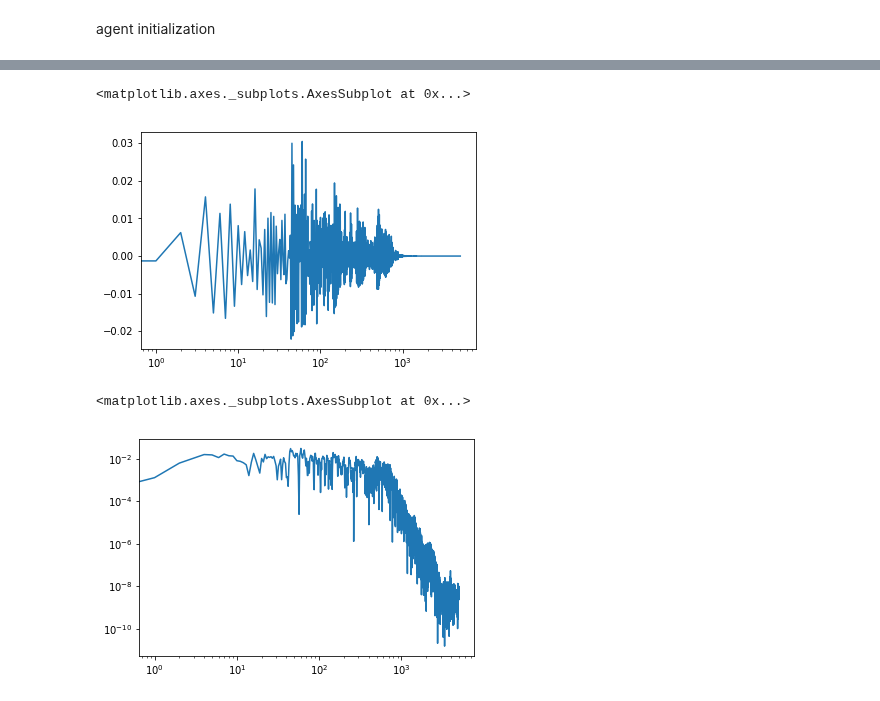
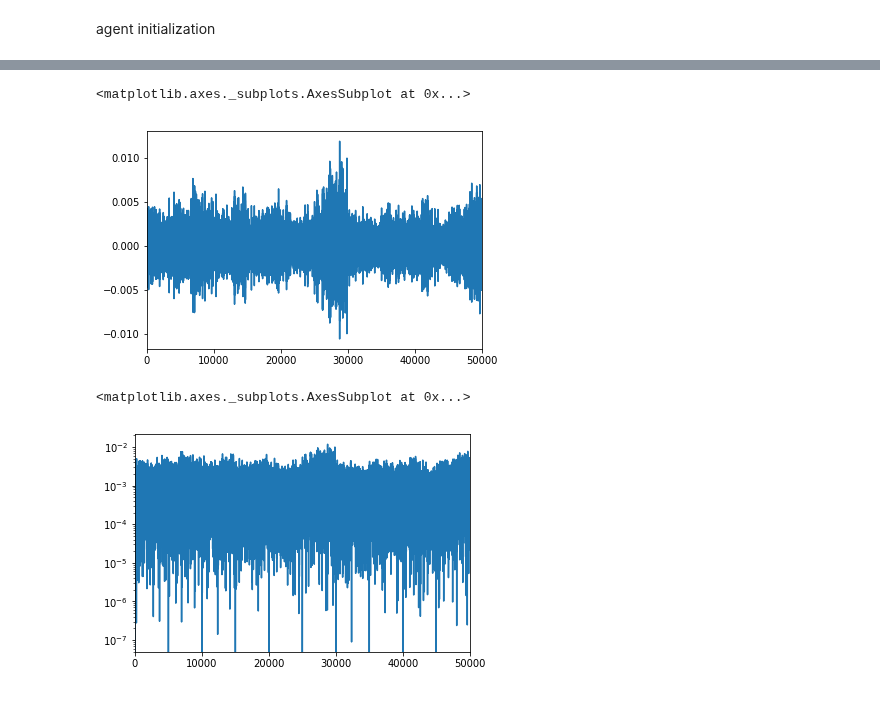
Before and after one commit to BlockScience/conviction, a Jupyter notebook: abc_sim-simpler.ipynb, the cells around one changed output, grey strips where cells are left out. Saved outputs shown, nothing was run; the diff lists cells and outputs as text; code cells hidden in the pictures.

```diff
--- a/abc_sim-simpler.ipynb
+++ b/abc_sim-simpler.ipynb
@@ -279,3 +256,3 @@ Configurations: [<cadCAD.configuration.Configuration object at 0x...>, <cadCAD.c
 # %%
-experiment_index = 2
+experiment_index = 0
 df = results[experiment_index]['result']
@@ -286,0 +268,10 @@ df[['price', 'spot_price']].plot(logx=True,logy=True)
+# %%
+def assign_run(df, T = time_periods_per_run):
+    temp_df = df.reset_index()
+    temp_df["run"] = temp_df['index'].apply(lambda x: int(np.floor(x/(T+1))))
+
+    return temp_df.drop("index", axis =1)
+# %%
+dataframes =  [ assign_run(results[experiment_index]['result']) for experiment_index in range(i)]
+# %%
+df = pd.concat(dataframes)
@@ -288,12 +313,12 @@ df[['price', 'spot_price']].plot(logx=True,logy=True)
 df['err'] = df.price-df.spot_price
 df['abs_err']= df.err.apply(abs)
 # %%
-df.err.plot(logx=True)
+df.err.plot()
 # %% [output]
 <matplotlib.axes._subplots.AxesSubplot at 0x...>
-[figure, old version]
+[figure, new version]
 # %%
-df.abs_err.plot(logy=True,logx=True)
+df.abs_err.plot(logy=True)
 # %% [output]
 <matplotlib.axes._subplots.AxesSubplot at 0x...>
-[figure, old version]
+[figure, new version]
```
Also changed, not shown: parts of 14 cells of this notebook, 1 other file.
